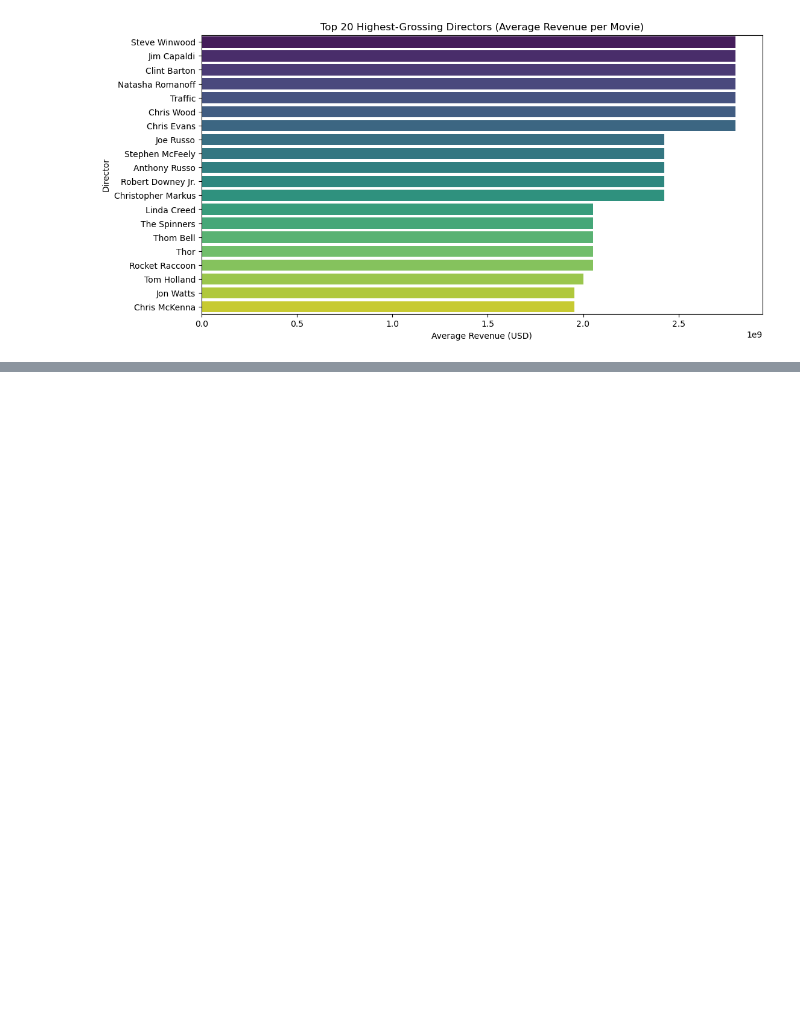
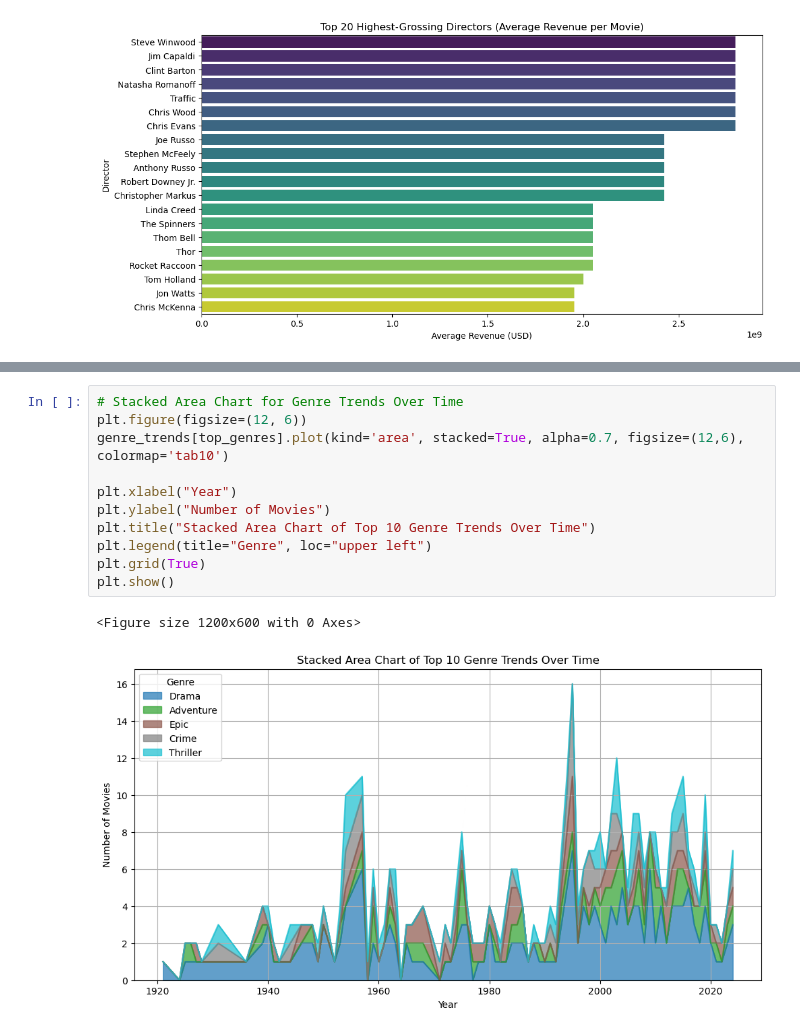
Before and after one commit to lahirudatascience/imdb_exploratory_data_analysis, a Jupyter notebook: notebooks/movie_n_director_trends.ipynb, the cells around one changed output, grey strips where cells are left out. Saved outputs shown, nothing was run; the diff lists cells and outputs as text; blank space fills up the shorter version.

```diff
--- a/notebooks/movie_n_director_trends.ipynb
+++ b/notebooks/movie_n_director_trends.ipynb
@@ -201,0 +202,14 @@ plt.show()
+# %%
+# Stacked Area Chart for Genre Trends Over Time
+plt.figure(figsize=(12, 6))
+genre_trends[top_genres].plot(kind='area', stacked=True, alpha=0.7, figsize=(12,6), colormap='tab10')
+
+plt.xlabel("Year")
+plt.ylabel("Number of Movies")
+plt.title("Stacked Area Chart of Top 10 Genre Trends Over Time")
+plt.legend(title="Genre", loc="upper left")
+plt.grid(True)
+plt.show()
+# %% [output]
+<Figure size 1200x600 with 0 Axes>
+[figure, added]
```
Also changed, not shown: parts of 2 cells of this notebook.
